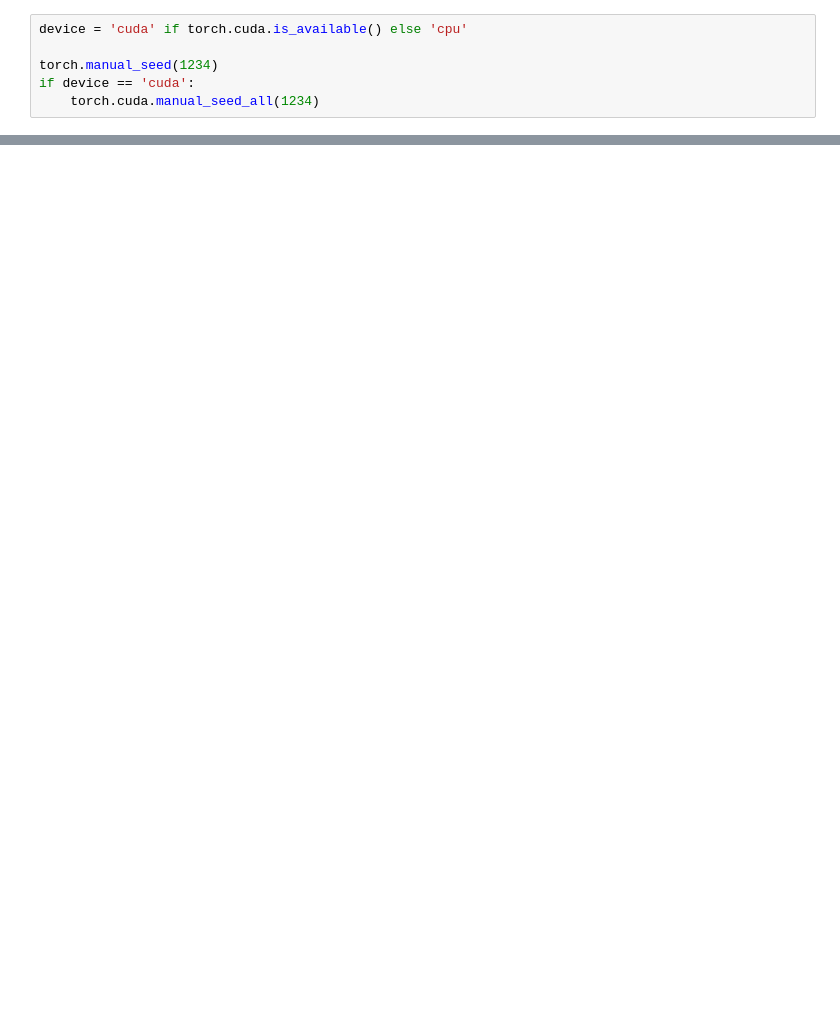
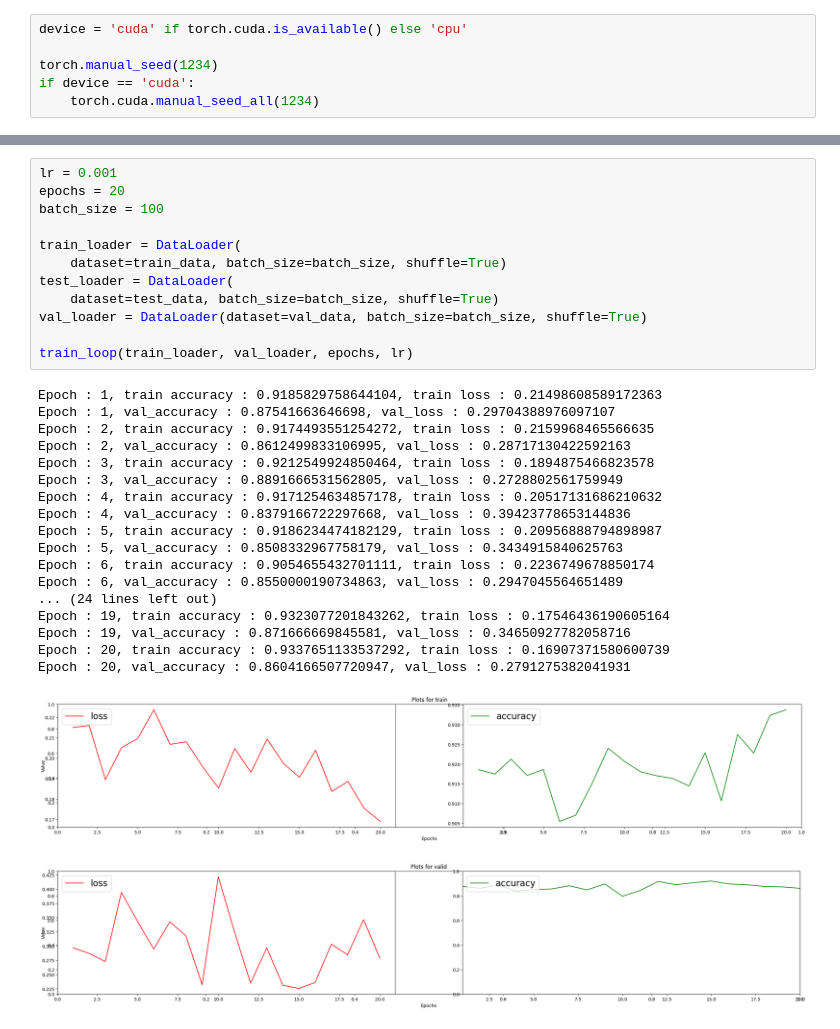
Before and after one commit to StepanSemykin/Lab_5, a Jupyter notebook: learning.ipynb, the cells around one changed output, grey strips where cells are left out. Cells and saved outputs as stored; diff of their text form; blank space fills up the shorter version.

```diff
--- a/learning.ipynb
+++ b/learning.ipynb
@@ -239,0 +306,32 @@ TypeError: conv2d() received an invalid combination of arguments - got (tuple, P
+# %%
+lr = 0.001
+epochs = 20
+batch_size = 100
+
+train_loader = DataLoader(
+    dataset=train_data, batch_size=batch_size, shuffle=True)
+test_loader = DataLoader(
+    dataset=test_data, batch_size=batch_size, shuffle=True)
+val_loader = DataLoader(dataset=val_data, batch_size=batch_size, shuffle=True)
+
+train_loop(train_loader, val_loader, epochs, lr)
+# %% [output]
+Epoch : 1, train accuracy : 0.9185829758644104, train loss : 0.21498608589172363
+Epoch : 1, val_accuracy : 0.87541663646698, val_loss : 0.29704388976097107
+Epoch : 2, train accuracy : 0.9174493551254272, train loss : 0.2159968465566635
+Epoch : 2, val_accuracy : 0.8612499833106995, val_loss : 0.28717130422592163
+Epoch : 3, train accuracy : 0.9212549924850464, train loss : 0.1894875466823578
+Epoch : 3, val_accuracy : 0.8891666531562805, val_loss : 0.2728802561759949
+Epoch : 4, train accuracy : 0.9171254634857178, train loss : 0.20517131686210632
+Epoch : 4, val_accuracy : 0.8379166722297668, val_loss : 0.39423778653144836
+Epoch : 5, train accuracy : 0.9186234474182129, train loss : 0.20956888794898987
+Epoch : 5, val_accuracy : 0.8508332967758179, val_loss : 0.3434915840625763
+Epoch : 6, train accuracy : 0.9054655432701111, train loss : 0.2236749678850174
+Epoch : 6, val_accuracy : 0.8550000190734863, val_loss : 0.2947045564651489
+... (24 lines left out)
+Epoch : 19, train accuracy : 0.9323077201843262, train loss : 0.17546436190605164
+Epoch : 19, val_accuracy : 0.871666669845581, val_loss : 0.34650927782058716
+Epoch : 20, train accuracy : 0.9337651133537292, train loss : 0.16907371580600739
+Epoch : 20, val_accuracy : 0.8604166507720947, val_loss : 0.2791275382041931
+[figure, added]
+[figure, added]
```
Also changed, not shown: parts of 19 cells of this notebook, 1 other file.
